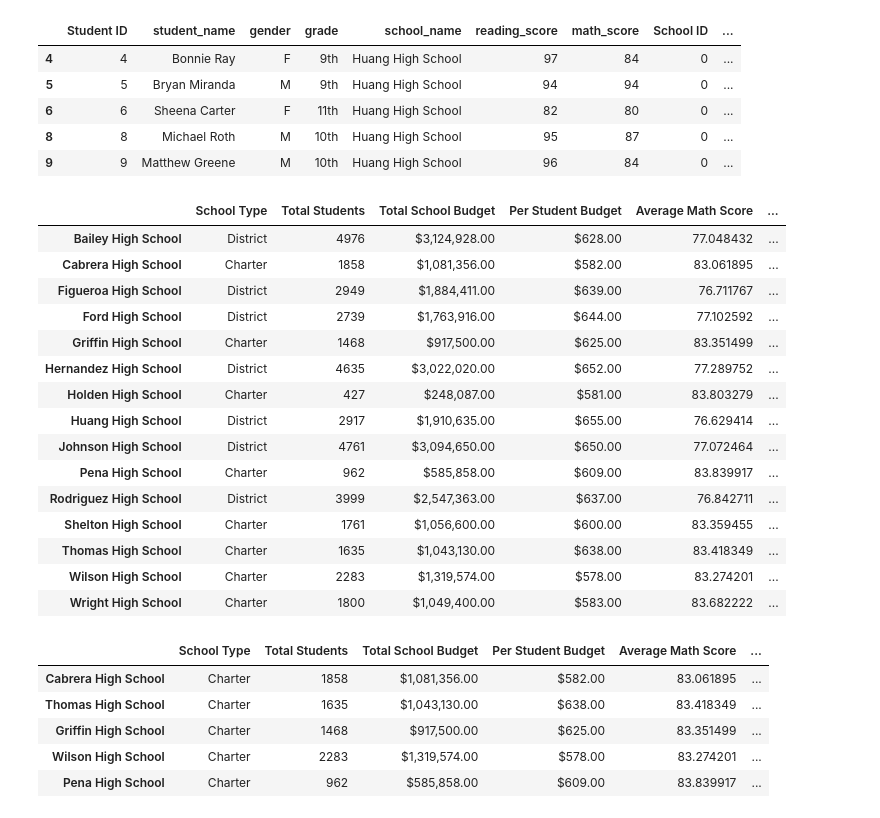
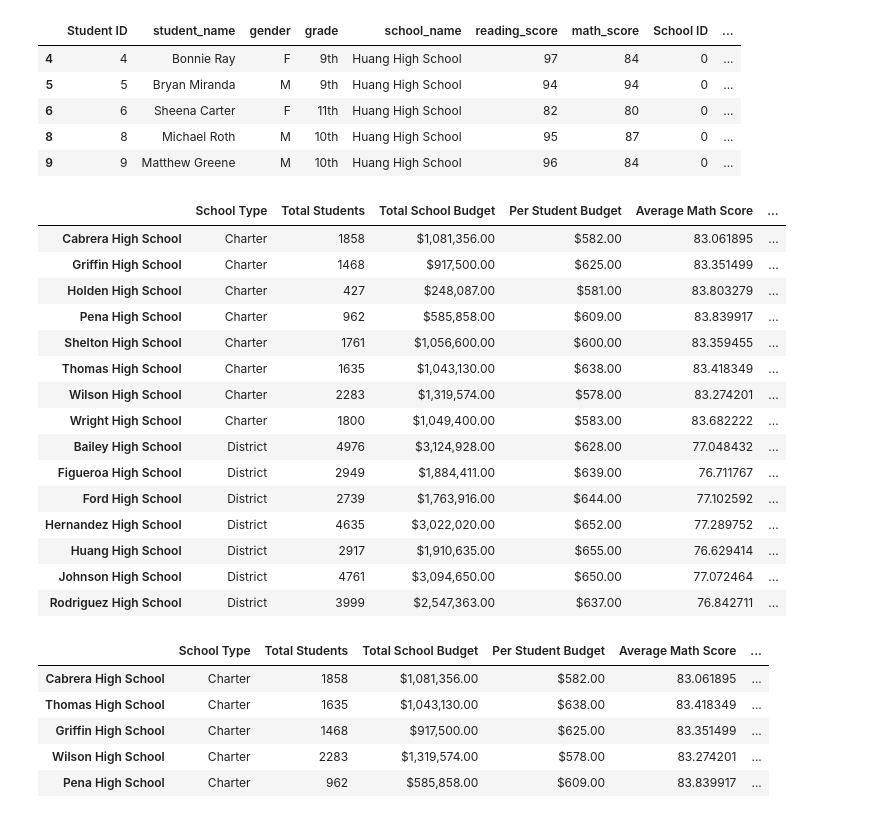
Before and after one commit to gamountainmama/pandas-challenge, a Jupyter notebook: PyCitySchools/pandas-challenge.ipynb, the cells around one changed output. Drawn from its saved outputs; the diff is of its cells as text; code cells hidden in the pictures.

```diff
--- a/PyCitySchools/pandas-challenge.ipynb
+++ b/PyCitySchools/pandas-challenge.ipynb
@@ -170,40 +152,41 @@ school_passing_rate = passing_math_and_reading.groupby(["school_name"]).count()[
 # %%
 # Creates a dataframe of the school metrics
 per_school_summary = pd.DataFrame({"School Type": school_types,
                                  "Total Students": school_population,
                                  "Total School Budget": school_budget,
                                  "Per Student Budget": per_school_capita,
                                  "Average Math Score": school_avg_math,
                                  "Average Reading Score": school_avg_reading,
                                  "% Passing Math": per_school_passing_math,
                                  "% Passing Reading": per_school_passing_reading,
                                  "% Overall Passing": school_passing_rate})
 
 # Creates a copy of Per School Summary before formatting (needed later for binning by Per Student Budget)
 school_spending_df = per_school_summary.copy()
 
 # Formats the dataframe
 per_school_summary["Total School Budget"] = per_school_summary["Total School Budget"].map("${:,.2f}".format)
 per_school_summary["Per Student Budget"] = per_school_summary["Per Student Budget"].map("${:,.2f}".format)
 
+per_school_summary = per_school_summary.sort_values("School Type")
 per_school_summary
 # %% [output]
 |  | School Type | Total Students | Total School Budget | Per Student Budget | Average Math Score | ... |
-| Bailey High School | District | 4976 | $3,124,928.00 | $628.00 | 77.048432 | ... |
 | Cabrera High School | Charter | 1858 | $1,081,356.00 | $582.00 | 83.061895 | ... |
-| Figueroa High School | District | 2949 | $1,884,411.00 | $639.00 | 76.711767 | ... |
-| Ford High School | District | 2739 | $1,763,916.00 | $644.00 | 77.102592 | ... |
 | Griffin High School | Charter | 1468 | $917,500.00 | $625.00 | 83.351499 | ... |
-| Hernandez High School | District | 4635 | $3,022,020.00 | $652.00 | 77.289752 | ... |
 | Holden High School | Charter | 427 | $248,087.00 | $581.00 | 83.803279 | ... |
-| Huang High School | District | 2917 | $1,910,635.00 | $655.00 | 76.629414 | ... |
-| Johnson High School | District | 4761 | $3,094,650.00 | $650.00 | 77.072464 | ... |
 | Pena High School | Charter | 962 | $585,858.00 | $609.00 | 83.839917 | ... |
-| Rodriguez High School | District | 3999 | $2,547,363.00 | $637.00 | 76.842711 | ... |
 | Shelton High School | Charter | 1761 | $1,056,600.00 | $600.00 | 83.359455 | ... |
 | Thomas High School | Charter | 1635 | $1,043,130.00 | $638.00 | 83.418349 | ... |
 | Wilson High School | Charter | 2283 | $1,319,574.00 | $578.00 | 83.274201 | ... |
 | Wright High School | Charter | 1800 | $1,049,400.00 | $583.00 | 83.682222 | ... |
+| Bailey High School | District | 4976 | $3,124,928.00 | $628.00 | 77.048432 | ... |
+| Figueroa High School | District | 2949 | $1,884,411.00 | $639.00 | 76.711767 | ... |
+| Ford High School | District | 2739 | $1,763,916.00 | $644.00 | 77.102592 | ... |
+| Hernandez High School | District | 4635 | $3,022,020.00 | $652.00 | 77.289752 | ... |
+| Huang High School | District | 2917 | $1,910,635.00 | $655.00 | 76.629414 | ... |
+| Johnson High School | District | 4761 | $3,094,650.00 | $650.00 | 77.072464 | ... |
+| Rodriguez High School | District | 3999 | $2,547,363.00 | $637.00 | 76.842711 | ... |
 # %%
 # Sorts the schools in descending order by % overall passing
 top_performing = per_school_summary.sort_values("% Overall Passing", ascending=False)
```
Also changed, not shown: parts of 2 cells of this notebook.
